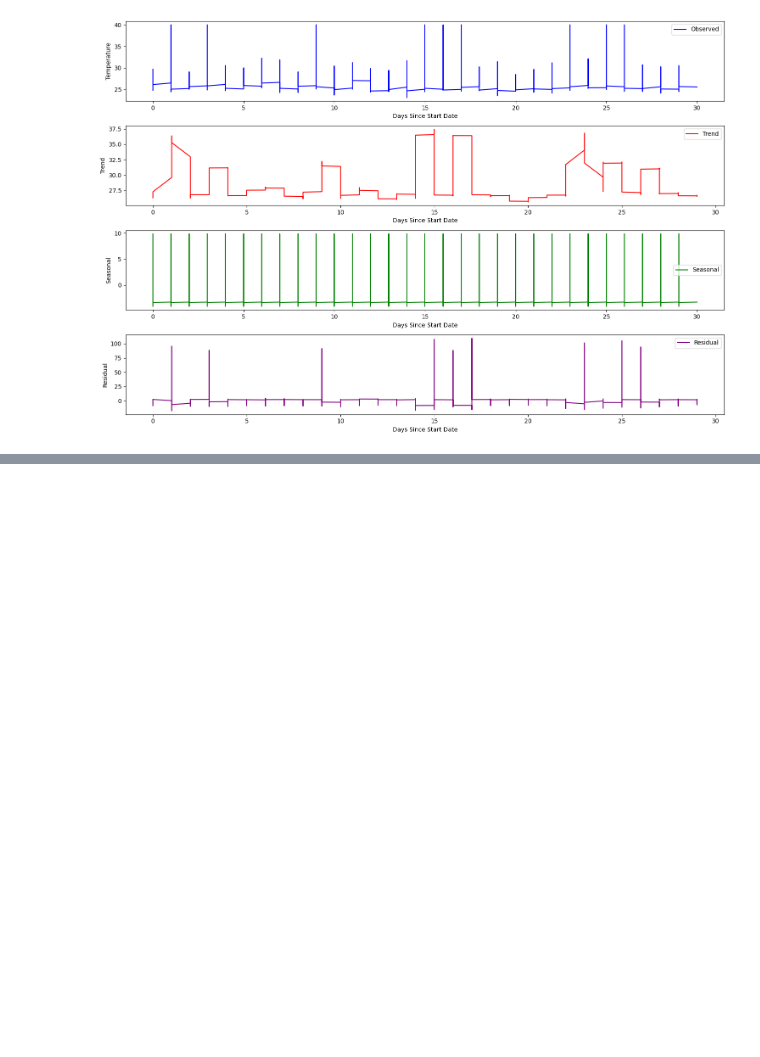
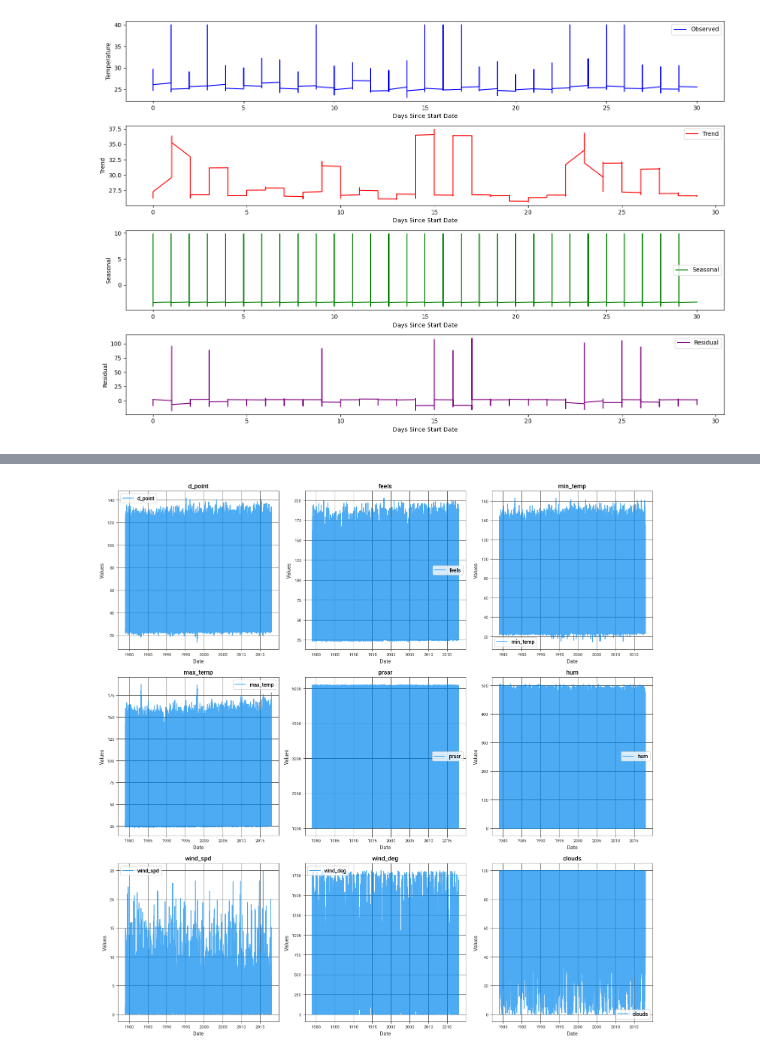
Before and after one commit to wildandr/https---github.com-wildandr-SipalingDatav2, a Jupyter notebook: preprocessing.ipynb, the cells around one changed output, grey strips where cells are left out. Saved outputs shown, nothing was run; the diff lists cells and outputs as text; code cells hidden in the pictures; blank space fills up the shorter version.

```diff
--- a/preprocessing.ipynb
+++ b/preprocessing.ipynb
@@ -610,0 +521,59 @@ df.head()
+# %%
+import pandas as pd
+import matplotlib.pyplot as plt
+from statsmodels.tsa.seasonal import seasonal_decompose
+
+# Baca data dari file CSV
+df = pd.read_csv("prep.csv")
+
+# Kolom-kolom yang akan diproses
+columns_to_process = ["d_point", "feels", "min_temp", "max_temp", "prssr", "hum", "wind_spd", "wind_deg", "clouds"]
+
+# Konversi kolom 'datetime' ke tipe data datetime
+df['datetime'] = pd.to_datetime(df['datetime'], unit='s')  # Kolom 'datetime' adalah unix timestamp
+
+# Set kolom 'datetime' sebagai indeks
+df.set_index('datetime', inplace=True)
+
+# Jumlah kolom per gambar
+columns_per_figure = 3
+
+# Jumlah total kolom
+total_columns = len(columns_to_process)
+
+# Hitung jumlah baris dan kolom untuk subplot
+num_rows = (total_columns + columns_per_figure - 1) // columns_per_figure
+
+# Buat gambar dan subplot
+fig, axes = plt.subplots(num_rows, columns_per_figure, figsize=(15, 5 * num_rows))
+
+# Melakukan Time Series Decomposition pada kolom-kolom yang diproses
+for i, column in enumerate(columns_to_process):
+    result = seasonal_decompose(df[column], model='additive')
+    trend = result.trend
+
+    # Batasi nilai ekstrem pada kolom
+    lower_limit = df[column].min()  # Batas bawah sesuai dengan nilai minimum dalam kolom
+    upper_limit = df[column].max()  # Batas atas sesuai dengan nilai maksimum dalam kolom
+    df[column] = df.apply(lambda row: trend[row.name.month - 1] if row[column] > upper_limit else row[column], axis=1)
+
+    # Plot kolom pada subplot yang sesuai
+    row_idx = i // columns_per_figure
+    col_idx = i % columns_per_figure
+    ax = axes[row_idx, col_idx]
+    ax.plot(df.index, df[column], label=column, alpha=0.7)
+    ax.set_xlabel("Date")
+    ax.set_ylabel("Values")
+    ax.set_title(column)
+    ax.legend()
+    ax.grid(True)
+
+# Hapus subplot yang tidak digunakan jika ada
+if total_columns % columns_per_figure != 0:
+    for i in range(total_columns % columns_per_figure, columns_per_figure):
+        fig.delaxes(axes[num_rows - 1, i])
+
+plt.tight_layout()
+plt.show()
+# %% [output]
+[figure, added]
```
Also changed, not shown: parts of 18 cells of this notebook, 9 other files.
